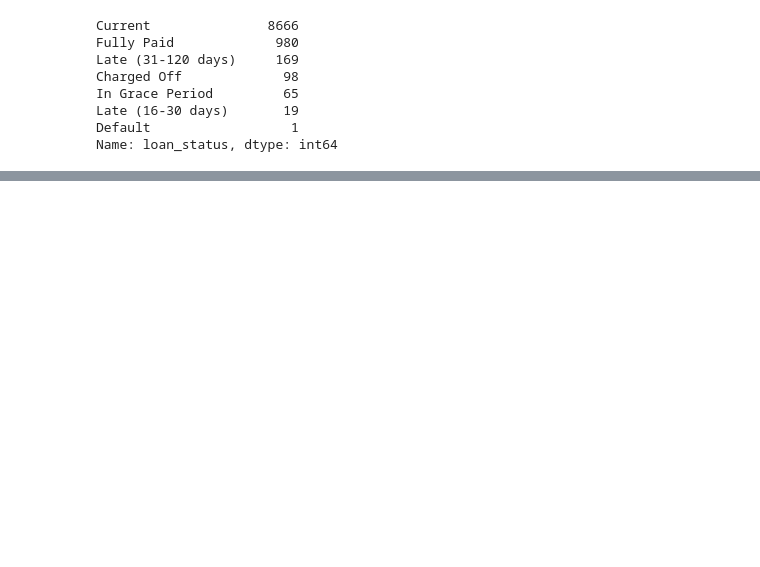
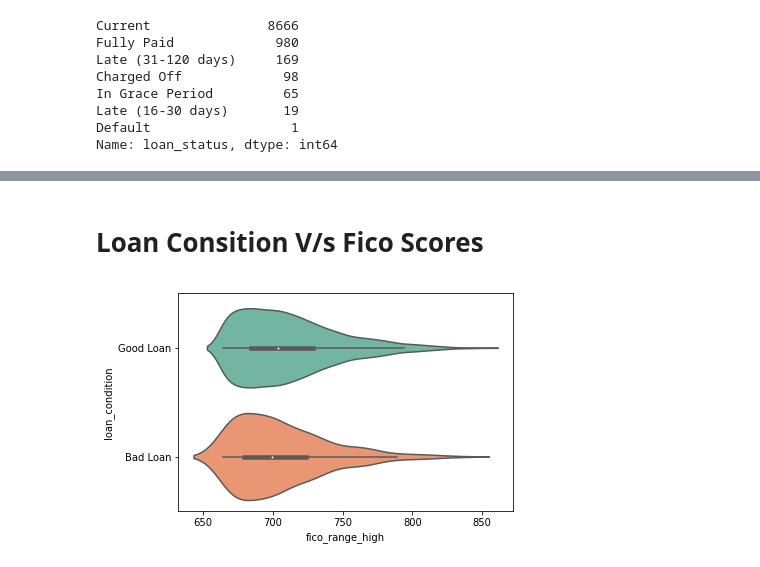
Before and after one commit to nishimishra71/Python, a Jupyter notebook: Capstone_sample.ipynb, the cells around one changed output, grey strips where cells are left out. Saved outputs shown, nothing was run; the diff lists cells and outputs as text; code cells hidden in the pictures; blank space fills up the shorter version.

```diff
--- a/Capstone_sample.ipynb
+++ b/Capstone_sample.ipynb
@@ -225,0 +214,7 @@ sns.violinplot(x="income_category", y="loan_condition_int", data=df, palette="Se
+# %% [markdown]
+# Loan Consition V/s Fico Scores
+# %%
+sns.violinplot(x="fico_range_high", y="loan_condition", data=df, palette="Set2" )
+plt.show()
+# %% [output]
+[figure, added]
```
Also changed, not shown: parts of 43 cells of this notebook.
